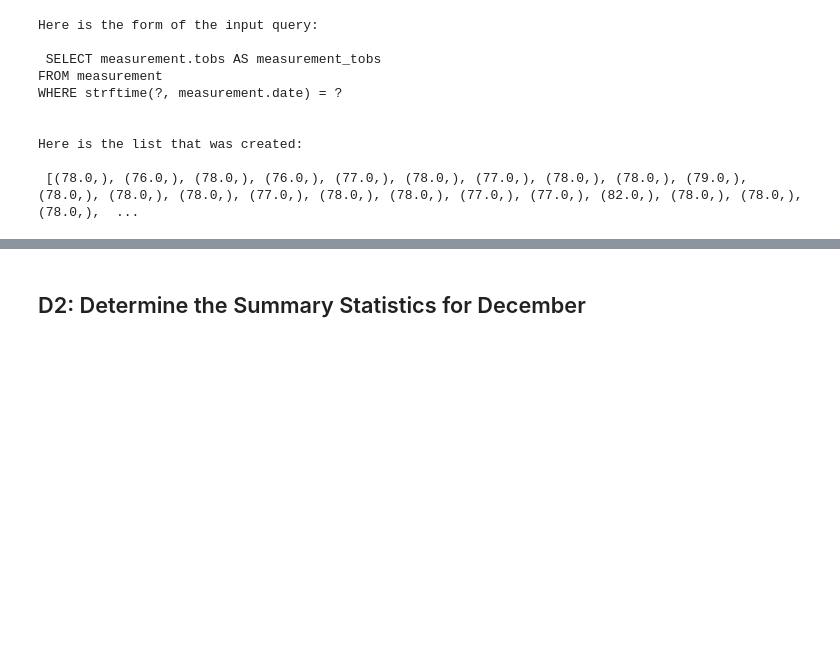
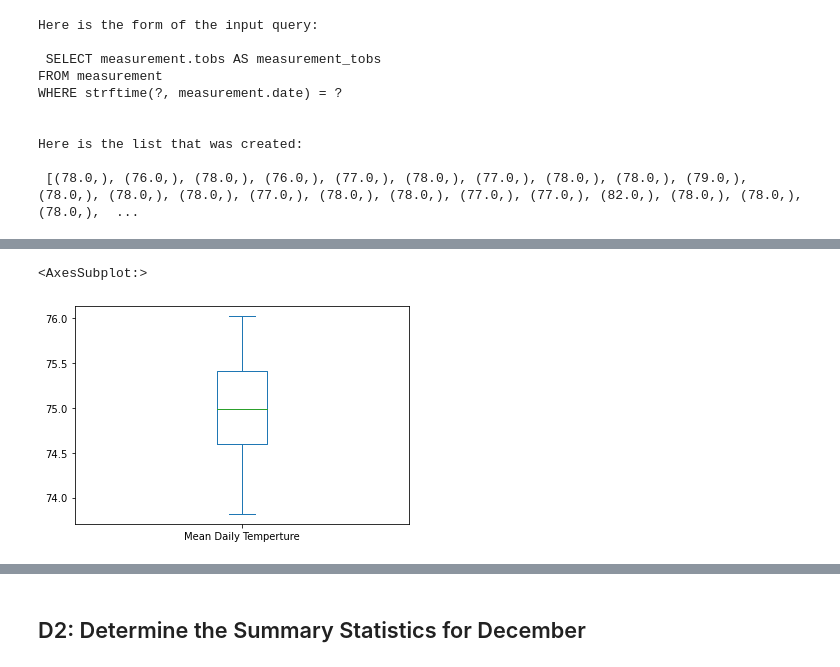
Before and after one commit to GregoryBWilson/surfs_up, a Jupyter notebook: SurfsUp_Challenge.ipynb, the cells around one changed output, grey strips where cells are left out. Saved outputs shown, nothing was run; the diff lists cells and outputs as text; code cells hidden in the pictures; blank space fills up the shorter version.

```diff
--- a/SurfsUp_Challenge.ipynb
+++ b/SurfsUp_Challenge.ipynb
@@ -145,0 +158,3 @@ June_df.describe()
+# %%
+June_df = pd.DataFrame(June_Query2, columns=['Date','June Temps','June Rain'])
+June_df
@@ -145,0 +178,3 @@ June_df.describe()
+# %%
+June_df['day'] = pd.DatetimeIndex(June_df['Date']).day
+June_df
@@ -145,0 +195,2 @@ June_df.describe()
+# %%
+June_df.sort_values('day', axis=0, ascending=True, inplace=False, kind='quicksort', na_position='last', ignore_index=False, key=None)
@@ -145,0 +211,4 @@ June_df.describe()
+# %%
+June_df2 = []
+June_df2 = June_df.groupby('day')['June Temps'].mean().to_frame('Mean Daily Temperture')
+June_df2
@@ -145,0 +234,5 @@ June_df.describe()
+# %%
+June_df2.plot(kind='box')
+# %% [output]
+<AxesSubplot:>
+[figure, added]
```
Also changed, not shown: parts of 24 cells of this notebook.
